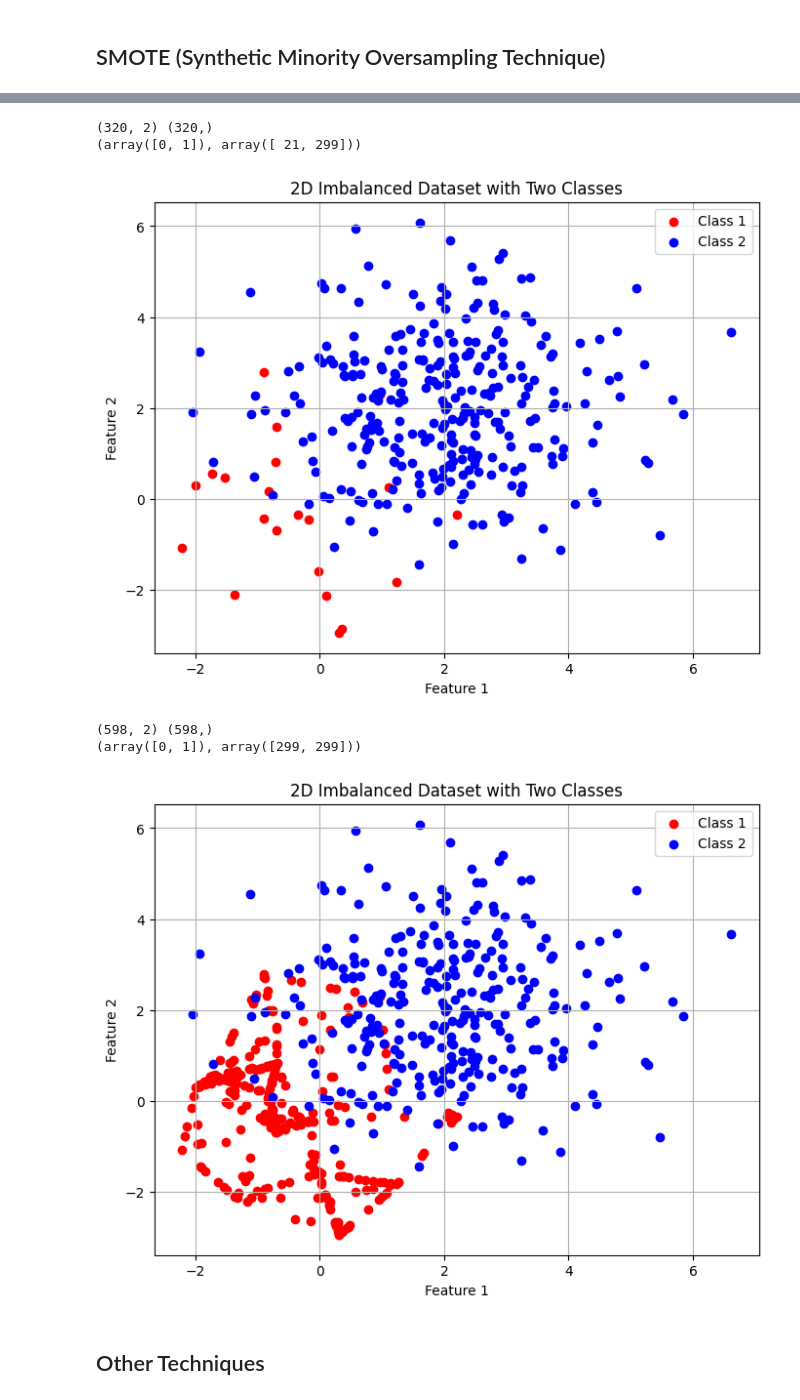
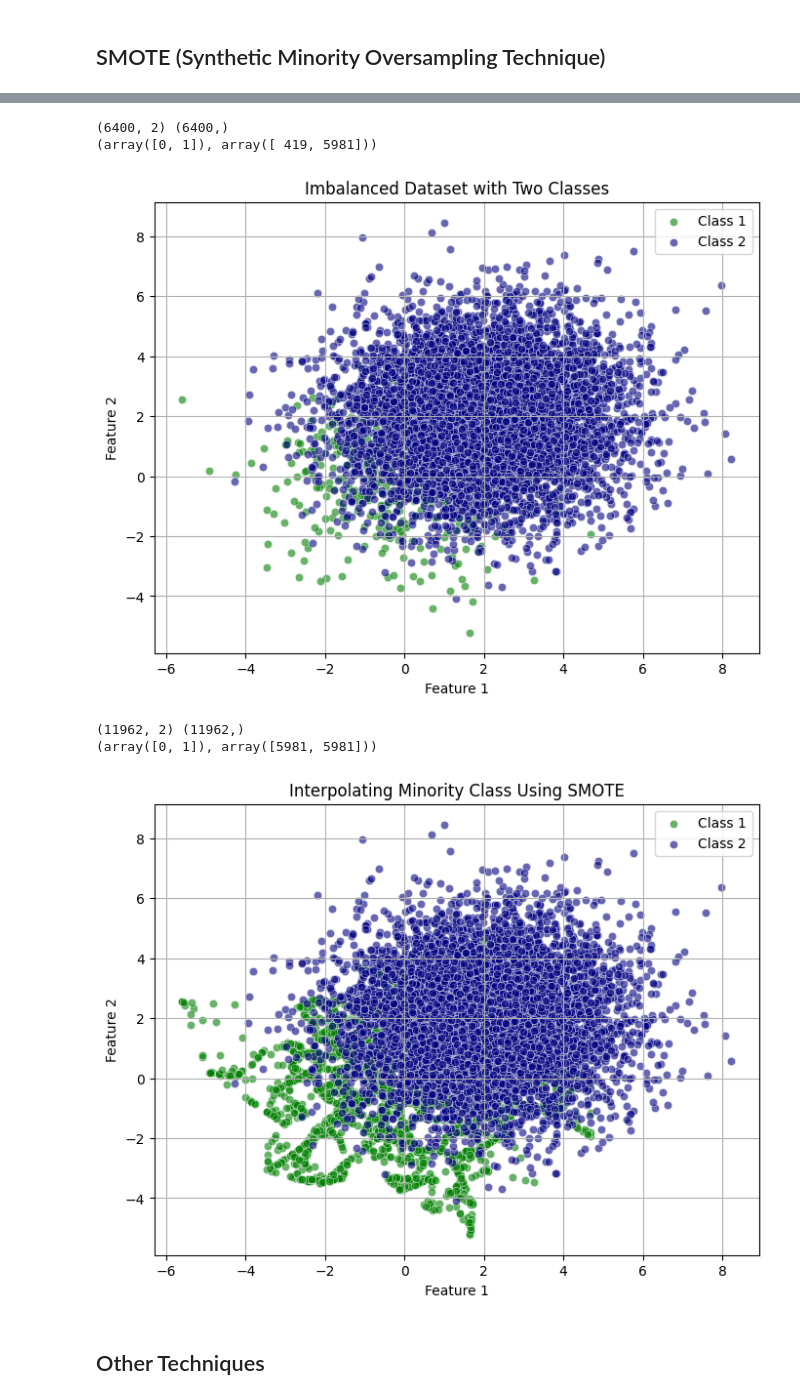
Before and after one commit to s-muhammadkamran/machine-learning, a Jupyter notebook: Imbalanced Data/imbalanced-data.ipynb, the cells around one changed output, grey strips where cells are left out. Cells and saved outputs as stored; diff of their text form; code cells hidden in the pictures.

```diff
--- a/Imbalanced Data/imbalanced-data.ipynb
+++ b/Imbalanced Data/imbalanced-data.ipynb
@@ -34,15 +15,15 @@ from imblearn.under_sampling import RandomUnderSampler
 # %% [markdown]
 ## Generate Random Samples
 # %%
-np.random.seed(42)
+np.random.seed(10)
 
-n_samples_1 = 25
-n_samples_2 = 375
+n_samples_1 = 500
+n_samples_2 = 7500
 centers = [(0, 0), (2, 2)]
-cluster_std = [1.5, 1.5]
+cluster_std = [1.75, 1.75]
 
 X, y = make_blobs(n_samples=[n_samples_1, n_samples_2],
-                  centers=centers, cluster_std=cluster_std, random_state=42)
+                  centers=centers, cluster_std=cluster_std, random_state=10)
 # %%
 # Plotting
 plt.figure(figsize=(8, 6))
@@ -183,50 +203,65 @@ $\text{New Data Point} = \text{Original Sample} - \text{Factor} * (\text{Origina
 
 $\text{Where Factor is Between } 0-1 $
 # %%
-from imblearn.over_sampling import SMOTE
-
 # Split dataset into train test
-X_train, X_test, y_train, y_test = train_test_split(X, y, test_size=0.2, random_state=42)
+X_train, X_test, y_train, y_test = train_test_split(X, y, test_size=0.2, random_state=10)
 print(X_train.shape, y_train.shape)
 print(np.unique(y_train, return_counts=True))
 # %% [output]
-(320, 2) (320,)
-(array([0, 1]), array([ 21, 299]))
+(6400, 2) (6400,)
+(array([0, 1]), array([ 419, 5981]))
 # %%
 # Plotting
 plt.figure(figsize=(8, 6))
-plt.scatter(X_train[y_train == 0][:, 0], X_train[y_train == 0][:, 1], color='red', label='Class 1')
-plt.scatter(X_train[y_train == 1][:, 0], X_train[y_train == 1][:, 1], color='blue', label='Class 2')
-plt.title('2D Imbalanced Dataset with Two Classes')
+
+sns.scatterplot(x=X_train[y_train == 0][:, 0],
+                y=X_train[y_train == 0][:, 1],
+                color='green', label='Class 1', alpha=0.6
+)
+
+sns.scatterplot(x=X_train[y_train == 1][:, 0],
+                y=X_train[y_train == 1][:, 1],
+                color='navy', label='Class 2', alpha=0.6
+)
+
+plt.title('Imbalanced Dataset with Two Classes')
 plt.xlabel('Feature 1')
 plt.ylabel('Feature 2')
 plt.legend()
 plt.grid(True)
 plt.show()
 # %% [output]
-[figure, old version]
+[figure, new version]
 # %%
-smote = SMOTE(random_state=42)
+smote = SMOTE(random_state=10)
 X_resampled_smote, y_resampled_smote = smote.fit_resample(X_train, y_train)
 
 print(X_resampled_smote.shape, y_resampled_smote.shape)
 print(np.unique(y_resampled_smote, return_counts=True))
 # %% [output]
-(598, 2) (598,)
-(array([0, 1]), array([299, 299]))
+(11962, 2) (11962,)
+(array([0, 1]), array([5981, 5981]))
 # %%
 # Plotting
 plt.figure(figsize=(8, 6))
-plt.scatter(X_resampled_smote[y_resampled_smote == 0][:, 0], X_resampled_smote[y_resampled_smote == 0][:, 1], color='red', label='Class 1')
-plt.scatter(X_resampled_smote[y_resampled_smote == 1][:, 0], X_resampled_smote[y_resampled_smote == 1][:, 1], color='blue', label='Class 2')
-plt.title('2D Imbalanced Dataset with Two Classes')
+
+sns.scatterplot(x=X_resampled_smote[y_resampled_smote == 0][:, 0],
+                y=X_resampled_smote[y_resampled_smote == 0][:, 1],
+                color='green', label='Class 1', alpha=0.6
+)
+sns.scatterplot(x=X_resampled_smote[y_resampled_smote == 1][:, 0],
+                y=X_resampled_smote[y_resampled_smote == 1][:, 1],
+                color='navy', label='Class 2', alpha=0.6
+)
+
+plt.title('Interpolating Minority Class Using SMOTE')
 plt.xlabel('Feature 1')
 plt.ylabel('Feature 2')
 plt.legend()
 plt.grid(True)
 plt.show()
 # %% [output]
-[figure, old version]
+[figure, new version]
 # %% [markdown]
 ## Other Techniques
 # %% [markdown]
```
Also changed, not shown: parts of 13 cells of this notebook.
